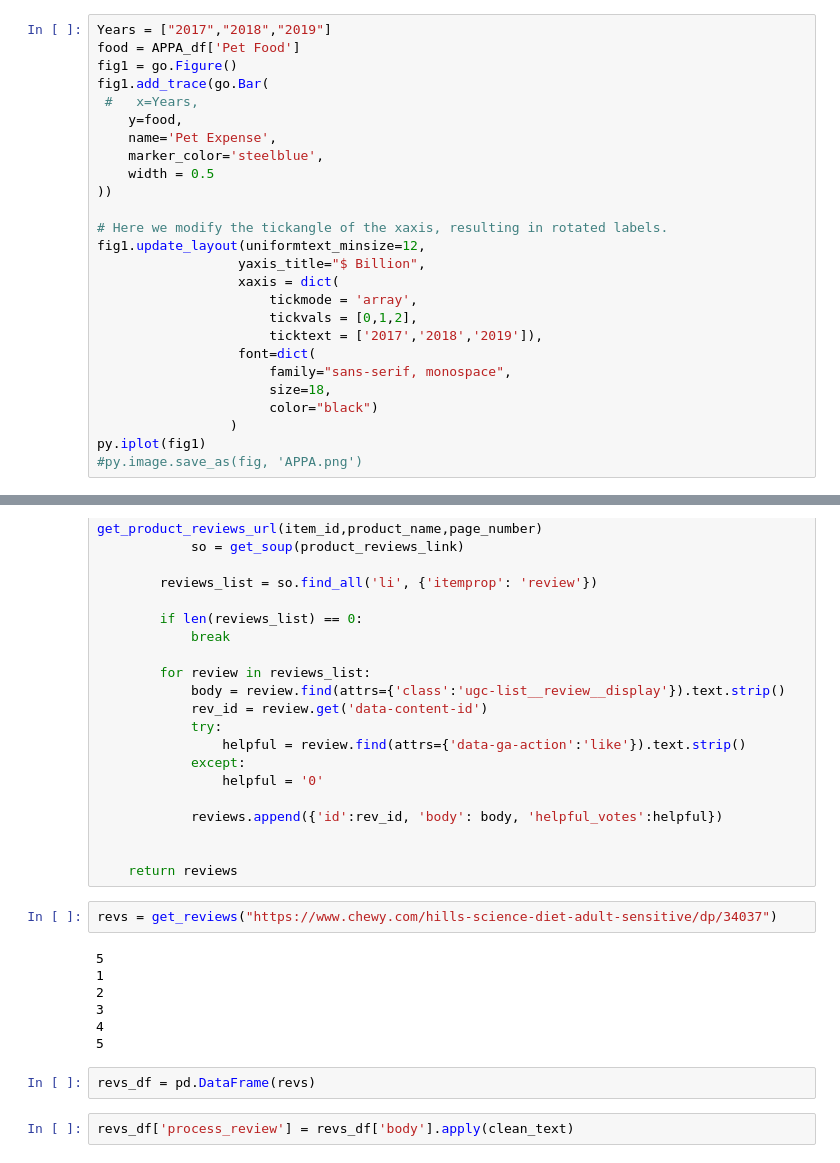
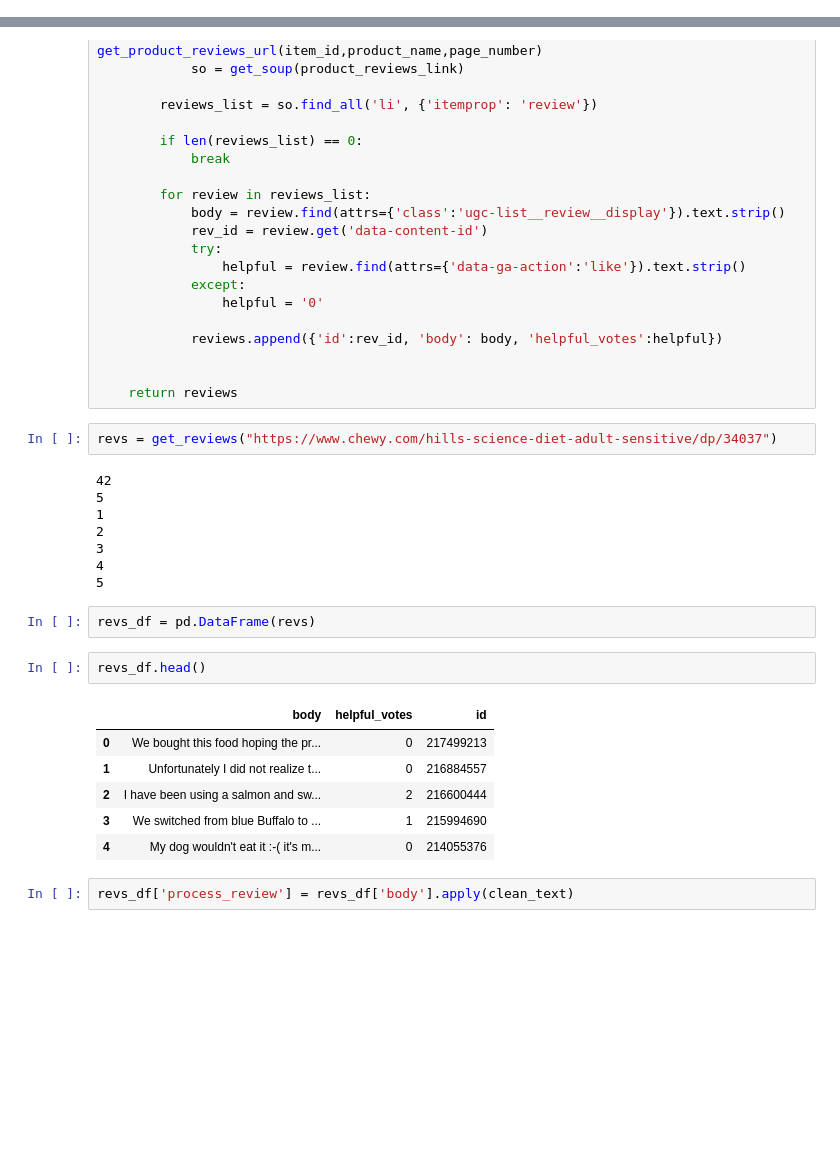
Before and after one commit to MelissaKR/SmartRev, a Jupyter notebook: perfood_review.ipynb, the cells around one changed output, grey strips where cells are left out. Cells and saved outputs as stored; diff of their text form; blank space fills up the shorter version.

```diff
--- a/perfood_review.ipynb
+++ b/perfood_review.ipynb
@@ -145,26 +144,0 @@ APPA_df
-# %%
-Years = ["2017","2018","2019"]
-food = APPA_df['Pet Food']
-fig1 = go.Figure()
-fig1.add_trace(go.Bar(
- #   x=Years,
-    y=food,
-    name='Pet Expense',
-    marker_color='steelblue',
-    width = 0.5
-))
-
-# Here we modify the tickangle of the xaxis, resulting in rotated labels.
-fig1.update_layout(uniformtext_minsize=12,
-                  yaxis_title="$ Billion",
-                  xaxis = dict(
-                      tickmode = 'array',
-                      tickvals = [0,1,2],
-                      ticktext = ['2017','2018','2019']),
-                  font=dict(
-                      family="sans-serif, monospace",
-                      size=18,
-                      color="black")
-                 )
-py.iplot(fig1)
-#py.image.save_as(fig, 'APPA.png')
@@ -2287,6 +2260,7 @@ def get_reviews(request_url):
 # %%
 revs = get_reviews("https://www.chewy.com/hills-science-diet-adult-sensitive/dp/34037")
 # %% [output]
+42
 5
 1
 2
@@ -2295,6 +2269,15 @@ revs = get_reviews("https://www.chewy.com/hills-science-diet-adult-sensitive/dp/
 5
 # %%
 revs_df = pd.DataFrame(revs)
+# %%
+revs_df.head()
+# %% [output]
+|  | body | helpful_votes | id |
+| 0 | We bought this food hoping the pr... | 0 | 217499213 |
+| 1 | Unfortunately I did not realize t... | 0 | 216884557 |
+| 2 | I have been using a salmon and sw... | 2 | 216600444 |
+| 3 | We switched from blue Buffalo to ... | 1 | 215994690 |
+| 4 | My dog wouldn't eat it :-( it's m... | 0 | 214055376 |
 # %%
 revs_df['process_review'] = revs_df['body'].apply(clean_text)
 # %%
```
Also changed, not shown: parts of 11 cells of this notebook.
